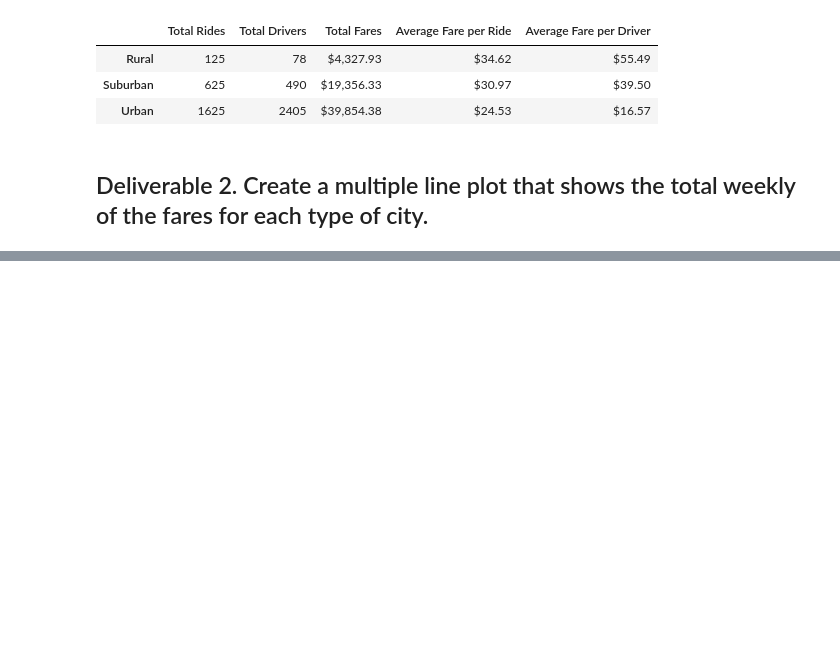
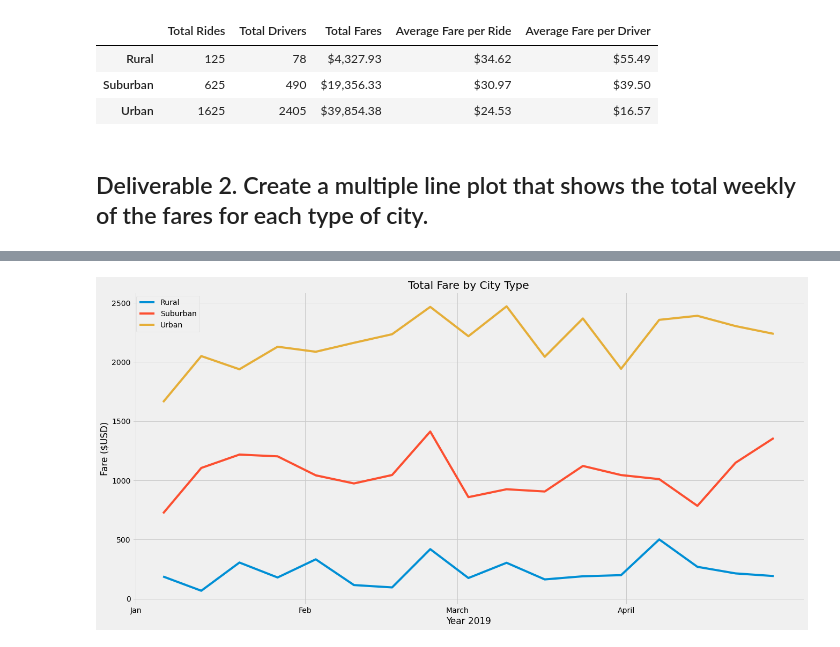
Before and after one commit to mcqui038/PyBer_Analysis, a Jupyter notebook: PyBer_Challenge.ipynb, the cells around one changed output, grey strips where cells are left out. Drawn from its saved outputs; the diff is of its cells as text; code cells hidden in the pictures; blank space fills up the shorter version.

```diff
--- a/PyBer_Challenge.ipynb
+++ b/PyBer_Challenge.ipynb
@@ -126,3 +163,5 @@ pyber_summary_df
 # %%
 # 4. Create a pivot table with the 'date' as the index, the columns ='type', and values='fare'
 # to get the total fares for each type of city by the date.
+fares_by_date_pivot = fares_by_date_df.pivot(index="date", columns="type", values="fare")
+fares_by_date_pivot
@@ -129,2 +183,4 @@ pyber_summary_df
 # %%
 # 5. Create a new DataFrame from the pivot table DataFrame using loc on the given dates, '2019-01-01':'2019-04-29'.
+date_specific_df = fares_by_date_pivot.loc["2019-01-01":"2019-04-29"]
+date_specific_df
@@ -131,5 +202,5 @@ pyber_summary_df
 # %%
 # 6. Set the "date" index to datetime datatype. This is necessary to use the resample() method in Step 8.
-# df.index = pd.to_datetime(df.index)
+date_specific_df.index = pd.to_datetime(date_specific_df.index)
 # %%
 # 7. Check that the datatype for the index is datetime using df.info()
@@ -136,2 +219,4 @@ pyber_summary_df
 # %%
 # 8. Create a new DataFrame using the "resample()" function by week 'W' and get the sum of the fares for each week.
+weekly_fares_df = date_specific_df.resample("W").sum()
+weekly_fares_df
@@ -138,7 +243,20 @@ pyber_summary_df
 # %%
 # 8. Using the object-oriented interface method, plot the resample DataFrame using the df.plot() function.
 
 # Import the style from Matplotlib.
 from matplotlib import style
 # Use the graph style fivethirtyeight.
 style.use('fivethirtyeight')
+
+fig, ax = plt.subplots(figsize=(20,10))
+
+ax.plot(weekly_fares_df)
+ax.set_xlabel("Year 2019")
+ax.set_ylabel("Fare ($USD)")
+ax.set_title("Total Fare by City Type")
+ax.legend(["Rural","Suburban","Urban"])
+ax.set_xticks(ticks=["2019-01-01","2019-02-01","2019-03-01","2019-04-01"],labels=["Jan","Feb","March","April"])
+
+plt.savefig("Analysis/PyBer_fare_summary.png")
+# %% [output]
+[figure, added]
```
Also changed, not shown: parts of 8 cells of this notebook, 1 other file.
